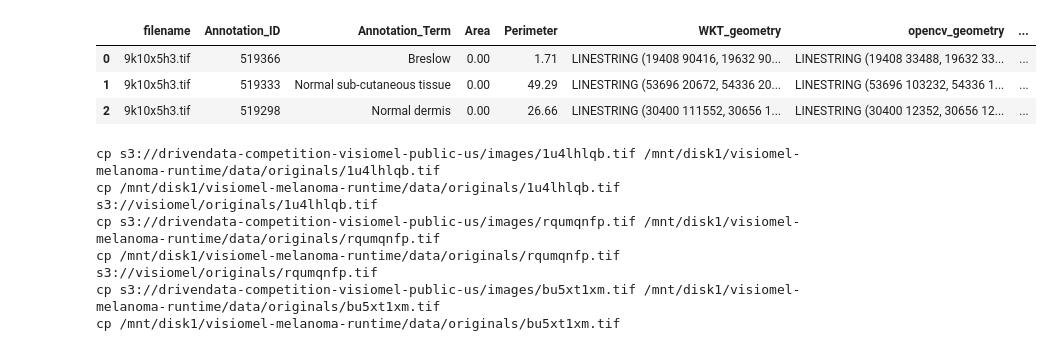
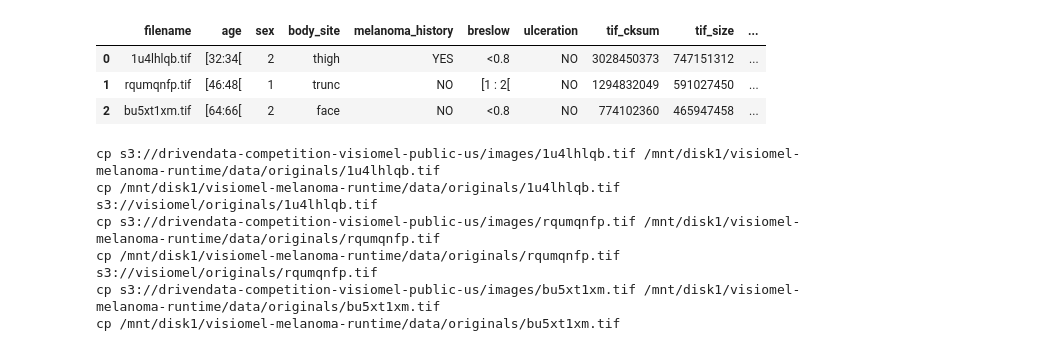
Before and after one commit to Graham-Broughton/visiomel-melanoma-runtime, a Jupyter notebook: notebooks/1.EDA.ipynb, the cells around one changed output. Cells and saved outputs as stored; diff of their text form; code cells hidden in the pictures.

```diff
--- a/notebooks/1.EDA.ipynb
+++ b/notebooks/1.EDA.ipynb
@@ -30,12 +30,12 @@ train_labels = pd.read_csv(f'{CFG.DATA_PATH}/train_labels.csv')
 test_labels = pd.read_csv(f'{CFG.DATA_PATH}/test_labels.csv')
 annot = pd.read_csv(f'{CFG.DATA_PATH}/annotations.csv')
 # %%
-annot.head(3)
+train_meta.head(3)
 # %% [output]
-|  | filename | Annotation_ID | Annotation_Term | Area | Perimeter | WKT_geometry | opencv_geometry | ... |
-| 0 | 9k10x5h3.tif | 519366 | Breslow | 0.00 | 1.71 | LINESTRING (19408 90416, 19632 90... | LINESTRING (19408 33488, 19632 33... | ... |
-| 1 | 9k10x5h3.tif | 519333 | Normal sub-cutaneous tissue | 0.00 | 49.29 | LINESTRING (53696 20672, 54336 20... | LINESTRING (53696 103232, 54336 1... | ... |
-| 2 | 9k10x5h3.tif | 519298 | Normal dermis | 0.00 | 26.66 | LINESTRING (30400 111552, 30656 1... | LINESTRING (30400 12352, 30656 12... | ... |
+|  | filename | age | sex | body_site | melanoma_history | breslow | ulceration | tif_cksum | tif_size | ... |
+| 0 | 1u4lhlqb.tif | [32:34[ | 2 | thigh | YES | <0.8 | NO | 3028450373 | 747151312 | ... |
+| 1 | rqumqnfp.tif | [46:48[ | 1 | trunc | NO | [1 : 2[ | NO | 1294832049 | 591027450 | ... |
+| 2 | bu5xt1xm.tif | [64:66[ | 2 | face | NO | <0.8 | NO | 774102360 | 465947458 | ... |
 # %%
 !s5cmd --no-sign-request ls s3://drivendata-competition-visiomel-public-us/images/ > list.txt
 with open('list.txt') as f:
```
Also changed, not shown: 8 other files.
